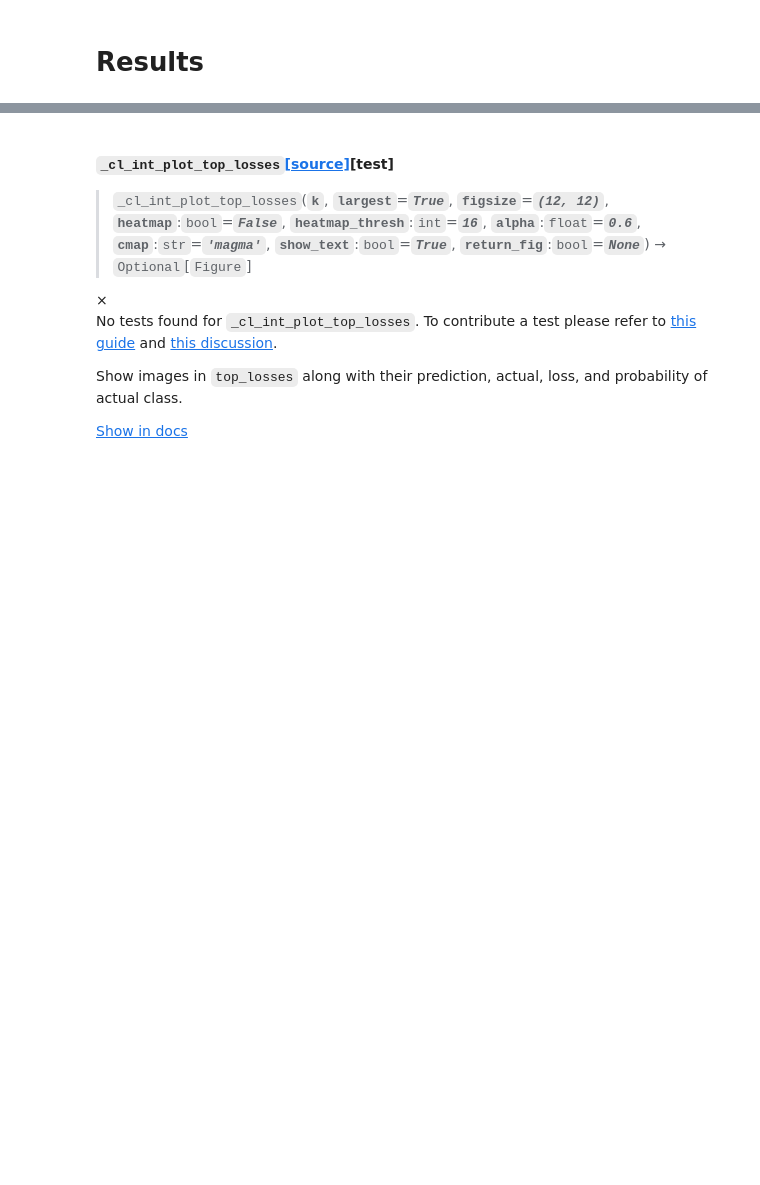
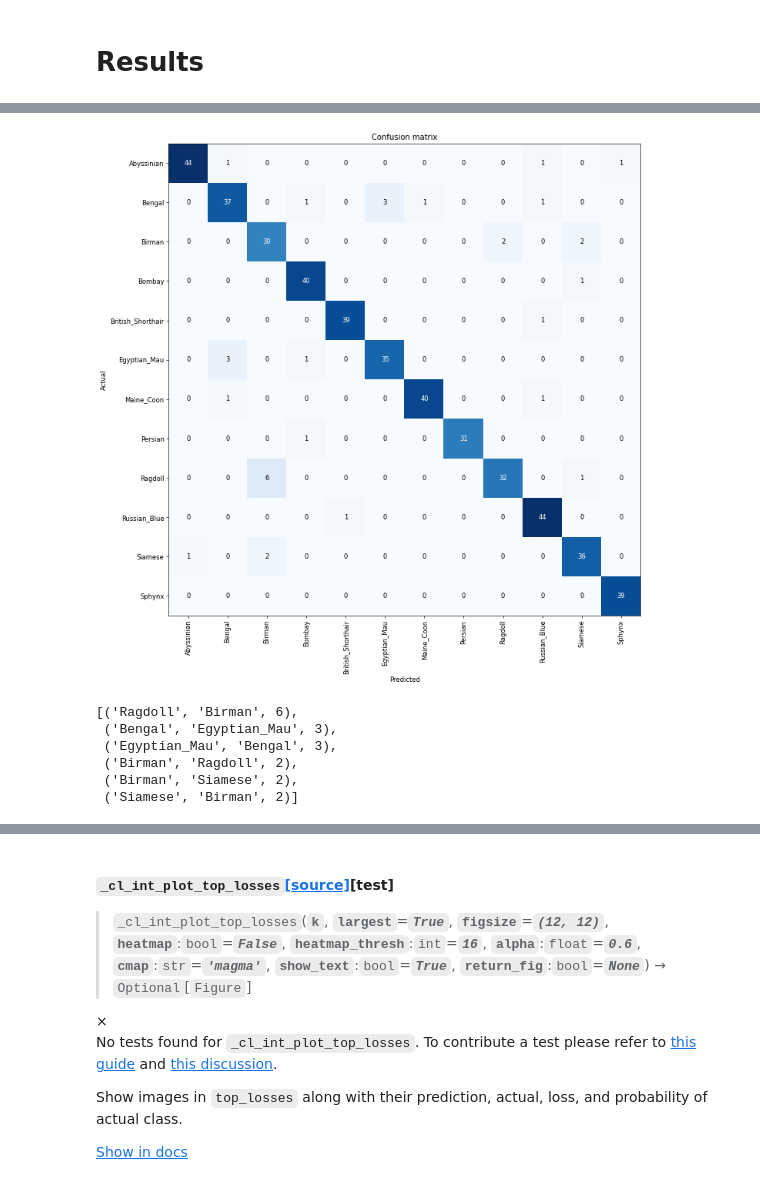
Before and after one commit to AnnieCRY/DS5500-Project2, a Jupyter notebook: pet_classification.ipynb, the cells around one changed output, grey strips where cells are left out. Drawn from its saved outputs; the diff is of its cells as text; code cells hidden in the pictures; blank space fills up the shorter version.

```diff
--- a/pet_classification.ipynb
+++ b/pet_classification.ipynb
@@ -478,3 +512,16 @@ learn.save('stage-1-50')
+# %%
+interp_cat.plot_confusion_matrix(figsize=(12,12), dpi=60)
+# %% [output]
+[figure, added]
+# %%
+interp_cat.most_confused(min_val=2)
+# %% [output]
+[('Ragdoll', 'Birman', 6),
+ ('Bengal', 'Egyptian_Mau', 3),
+ ('Egyptian_Mau', 'Bengal', 3),
+ ('Birman', 'Ragdoll', 2),
+ ('Birman', 'Siamese', 2),
+ ('Siamese', 'Birman', 2)]
 # %%
 interp = ClassificationInterpretation.from_learner(learn)
 
```
Also changed, not shown: parts of 9 cells of this notebook.
